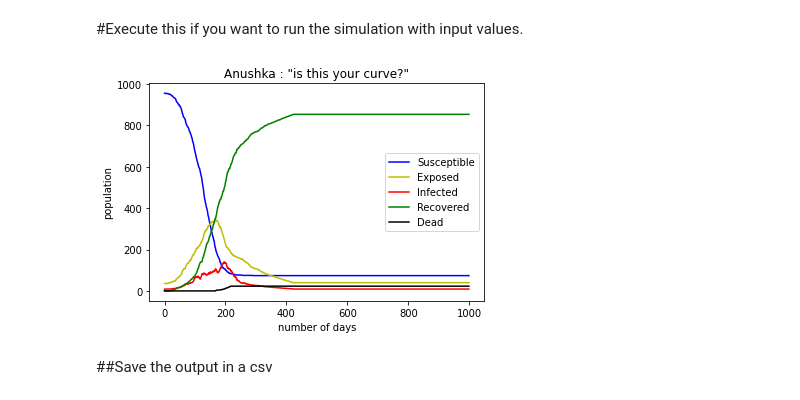
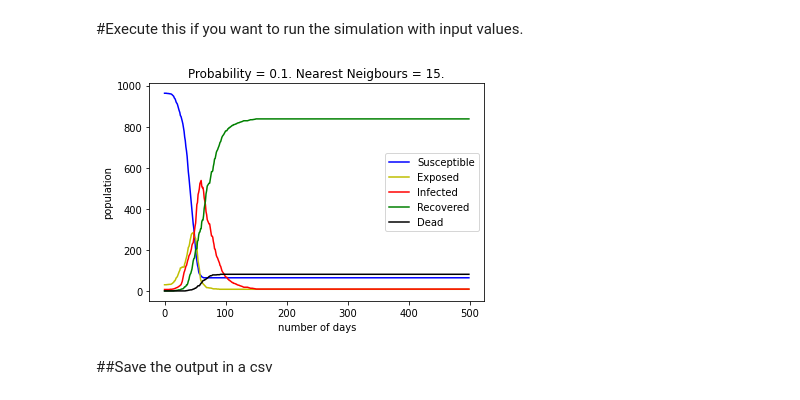
Before and after one commit to thecrazyphysicist369/strategic-Covid19-testing, a Jupyter notebook: v2_Random_Testing.ipynb, the cells around one changed output. Drawn from its saved outputs; the diff is of its cells as text; code cells hidden in the pictures.

```diff
--- a/v2_Random_Testing.ipynb
+++ b/v2_Random_Testing.ipynb
@@ -187,13 +187,13 @@ def days(pop, tpm):
 
 population_size = 1000 #int(input("Enter population size : "))
 
-k = 5 # int(input("\nk nearest neighbors : "))
+k = 15 # int(input("\nk nearest neighbors : "))
 
-p = 0.5 # float(input("\nProbablity of the contacts : "))
+p = 0.1 # float(input("\nProbablity of the contacts : "))
 
 tpm = 200 #int(input("\nTests per million population : "))
 
-iterations = 1000 #int(input("\nNumber of days the model to run : "))
+iterations = 500 #int(input("\nNumber of days the model to run : "))
 
 ex = 50 #int(input("\nNumber of Individuals initially exposed"))
 
@@ -224,33 +224,33 @@ for j in range (iterations):
 	inter = []
 	tic = time.time()
 	population, sus, exp, inf, rec, ded = days(population, tpm)
 	susp.append(len(sus)) #Count of suspected persons per day
 	expo.append(len(exp)) #Count of exposed persons per day
 	infe.append(len(inf)) #Count of infected persons per day
 	reco.append(len(rec)) #Count of recovered persons per day
 	dead.append(len(ded))
 	toc = time.time()
 	one_day = toc - tic
 	elapsed += one_day
 	estimated = elapsed*(iterations-j)
 	remaining = (iterations * one_day) - (j * one_day)
 	#progress_bar(estimated, elapsed)
 	#print("Doing ",j,"th iteration. Time :","{:.2f}".format(one_day),
 	#      "secs. Elapsed time :","{:.2f}".format(elapsed),"secs. Estimated : ","{:.2f}".format(estimated),"secs")
 
 
 plt.plot(count, susp, color='b', label = "Susceptible")
 plt.plot(count, expo, color='y', label = "Exposed")
 plt.plot(count, infe, color='r', label = "Infected")
 plt.plot(count, reco, color='g', label = "Recovered")
 plt.xlabel('number of days')
 plt.ylabel('population')
 plt.plot(count, dead, color='k', label = "Dead")
 label = "Probability = "+str(p)+". Nearest Neigbours = "+str(k)+"."
 plt.title(label, fontdict=None, loc='center', pad=None)
 plt.legend()
 plt.show()
 # %% [output]
-[figure, old version]
+[figure, new version]
 # %% [markdown]
 ##Save the output in a csv
```
Also changed, not shown: parts of 3 cells of this notebook.
